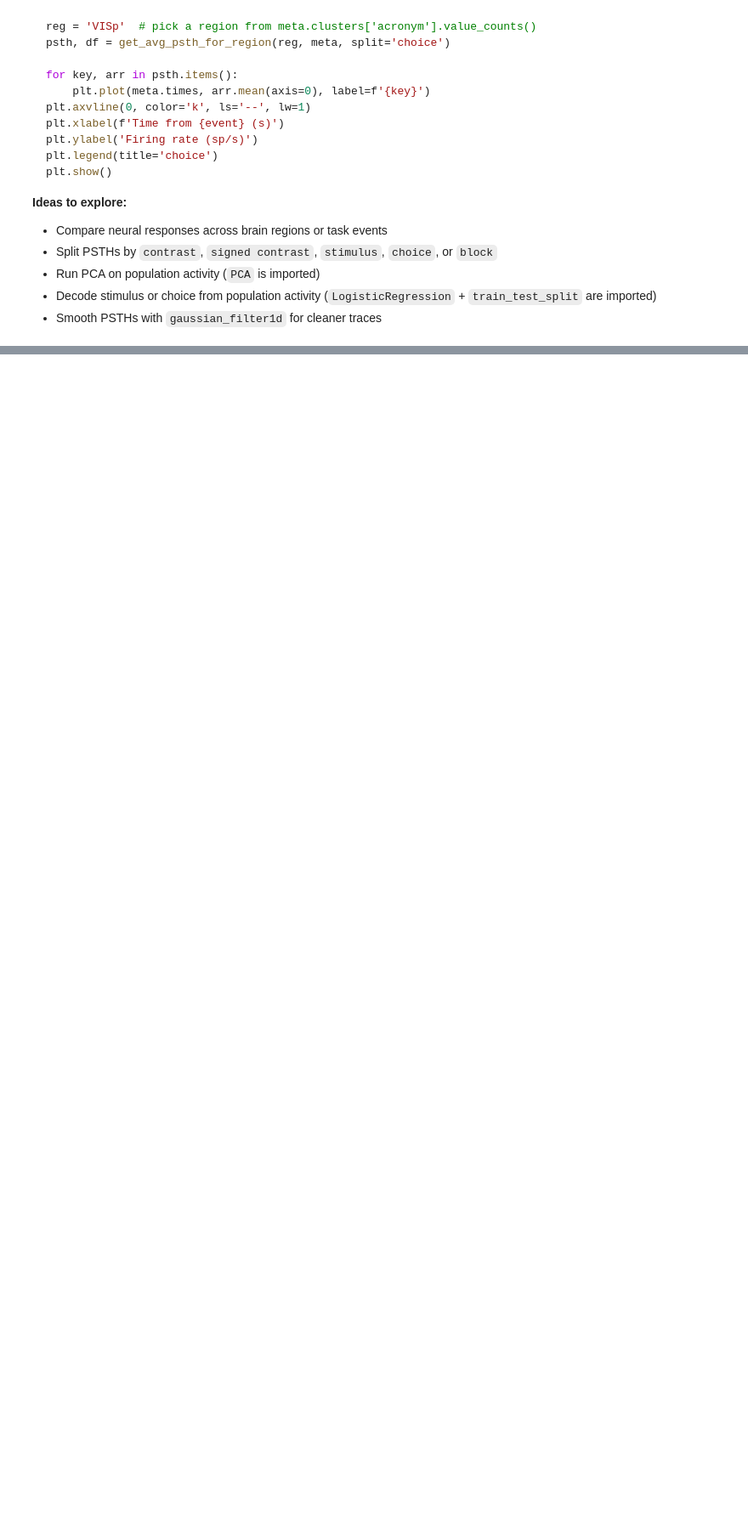
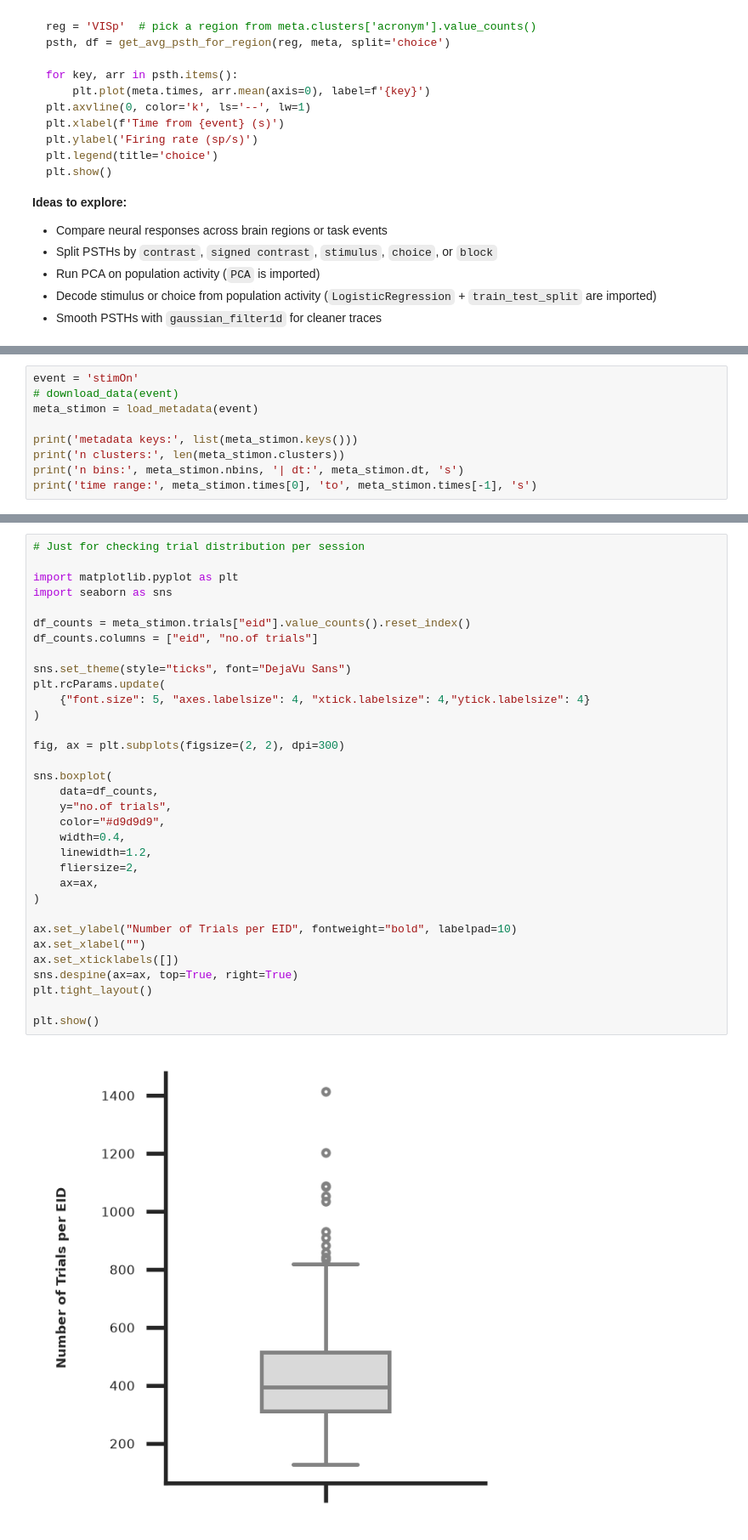
Before and after one commit to rosiindahag/cn-project, a Jupyter notebook: ibl_project.ipynb, the cells around one changed output, grey strips where cells are left out. Shown at 85% size. Cells and saved outputs as stored; diff of their text form; blank space fills up the shorter version.

```diff
--- a/ibl_project.ipynb
+++ b/ibl_project.ipynb
@@ -341,0 +415,9 @@ plt.show()
+# %%
+event = 'stimOn'
+# download_data(event)
+meta_stimon = load_metadata(event)
+
+print('metadata keys:', list(meta_stimon.keys()))
+print('n clusters:', len(meta_stimon.clusters))
+print('n bins:', meta_stimon.nbins, '| dt:', meta_stimon.dt, 's')
+print('time range:', meta_stimon.times[0], 'to', meta_stimon.times[-1], 's')
@@ -342,3 +682,38 @@ plt.show()
+# %%
+# Just for checking trial distribution per session
+
+import matplotlib.pyplot as plt
+import seaborn as sns
+
+df_counts = meta_stimon.trials["eid"].value_counts().reset_index()
+df_counts.columns = ["eid", "no.of trials"]
+
+sns.set_theme(style="ticks", font="DejaVu Sans")
+plt.rcParams.update(
+    {"font.size": 5, "axes.labelsize": 4, "xtick.labelsize": 4,"ytick.labelsize": 4}
+)
+
+fig, ax = plt.subplots(figsize=(2, 2), dpi=300)
+
+sns.boxplot(
+    data=df_counts,
+    y="no.of trials",
+    color="#d9d9d9",
+    width=0.4,
+    linewidth=1.2,
+    fliersize=2,
+    ax=ax,
+)
+
+ax.set_ylabel("Number of Trials per EID", fontweight="bold", labelpad=10)
+ax.set_xlabel("")
+ax.set_xticklabels([])
+sns.despine(ax=ax, top=True, right=True)
+plt.tight_layout()
+
+plt.show()
+# %% [output]
+[figure, added]
 # %% [markdown]
 ## Q3 — Decoding choice from pre-movement population activity
 
```
Also changed, not shown: parts of 13 cells of this notebook, 2 other files.
